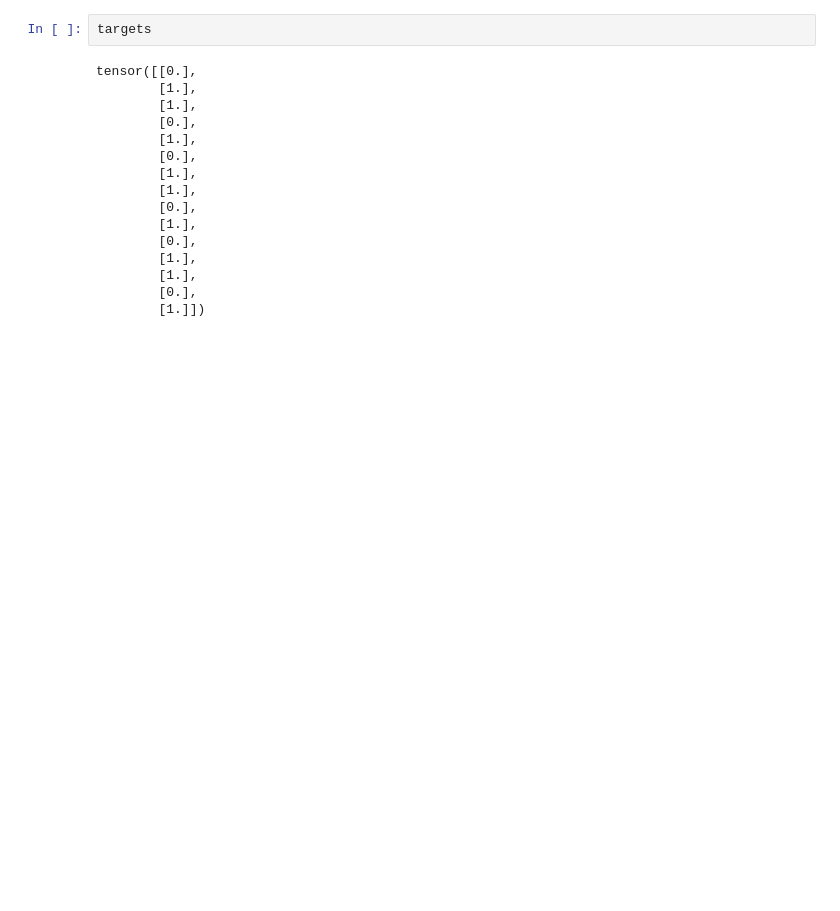
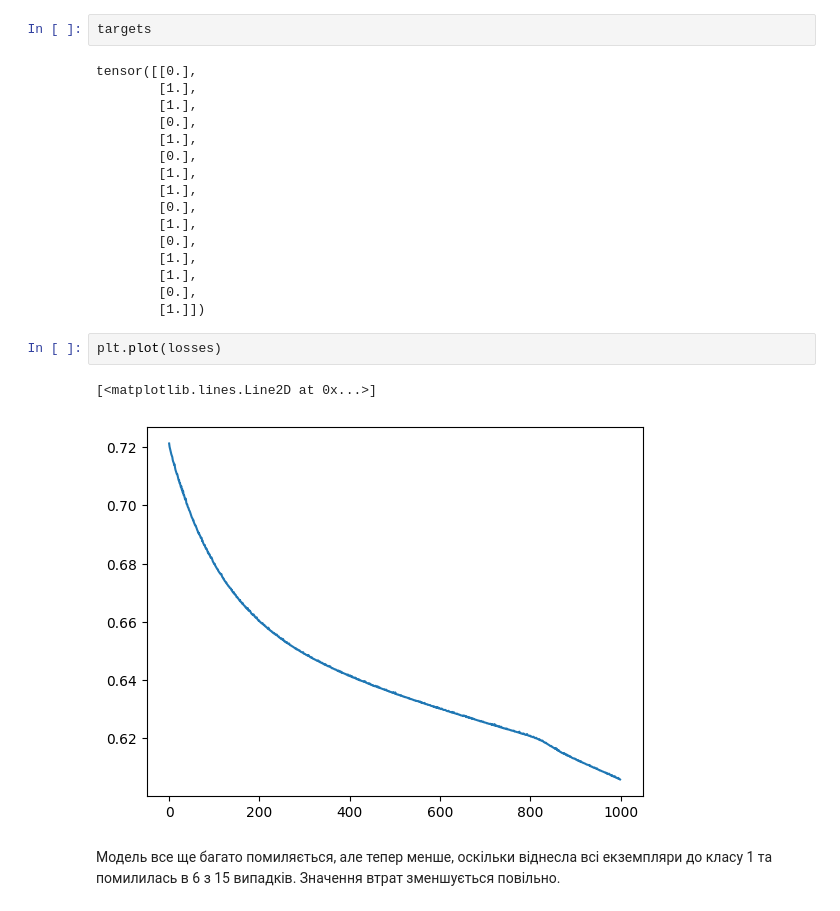
Before and after one commit to Daria-Lytvynenko/ML_course, a Jupyter notebook: Вступ_до_нейронних_мереж.ipynb, the cells around one changed output. Drawn from its saved outputs; the diff is of its cells as text; blank space fills up the shorter version.

```diff
--- a/Вступ_до_нейронних_мереж.ipynb
+++ b/Вступ_до_нейронних_мереж.ipynb
@@ -476,3 +476,10 @@ tensor([[0.],
         [1.],
         [0.],
         [1.]])
+# %%
+plt.plot(losses)
+# %% [output]
+[<matplotlib.lines.Line2D at 0x...>]
+[figure, added]
+# %% [markdown]
+Модель все ще багато помиляється, але тепер менше, оскільки віднесла всі екземпляри до класу 1 та помилилась в 6 з 15 випадків. Значення втрат зменшується повільно.
```
